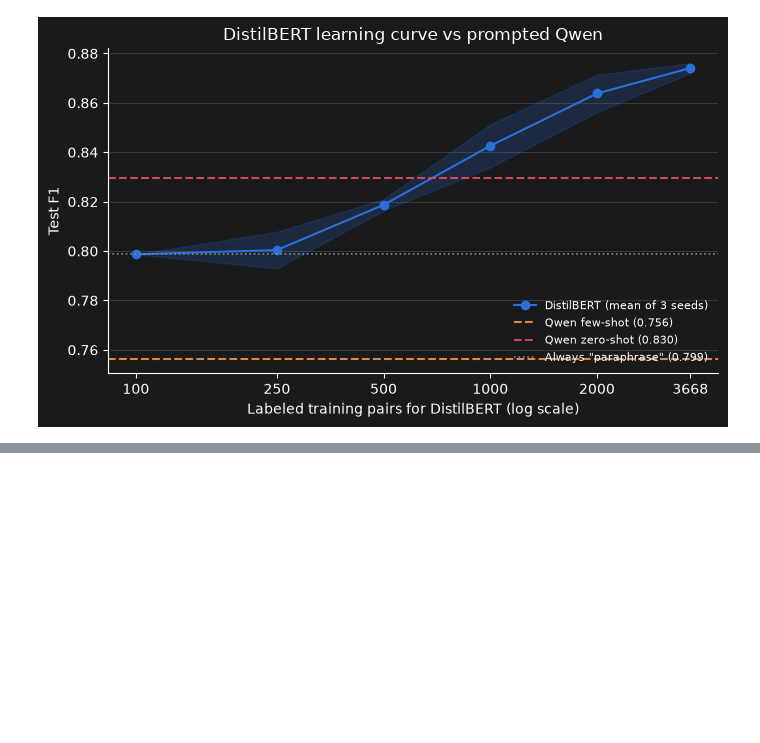
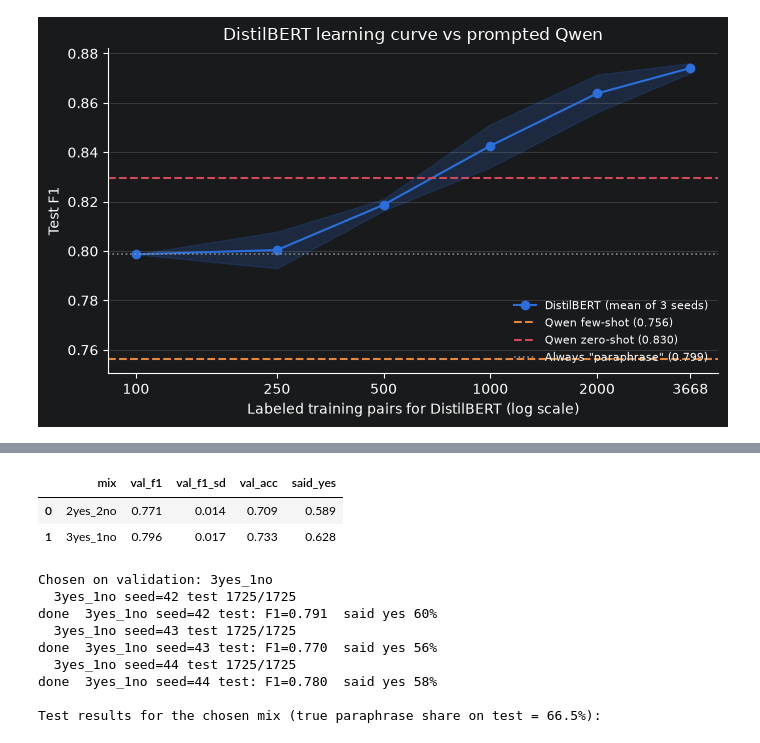
Before and after one commit to freemanchamjames/nlp_paraphrase_detection, a Jupyter notebook: notebooks/06_group4_qwen.ipynb, the cells around one changed output, grey strips where cells are left out. Cells and saved outputs as stored; diff of their text form; code cells hidden in the pictures; blank space fills up the shorter version.

Commit message:
Few-shot balance check (3 yes + 1 no) and "who ran this" record

```diff
--- a/notebooks/06_group4_qwen.ipynb
+++ b/notebooks/06_group4_qwen.ipynb
@@ -416,0 +421,68 @@ plt.show()
+# %%
+# ━━━ CELL 11: FEW-SHOT BALANCE CHECK ━━━
+MIXES = {"2yes_2no": (2, 2), "3yes_1no": (3, 1)}     # (number of yes examples, number of no examples)
+
+BAL_DIR = OUT_DIR / "fewshot_balance"
+(BAL_DIR / "predictions").mkdir(parents=True, exist_ok=True)
+BAL_CSV = BAL_DIR / "balance_runs.csv"
+
+
+def pick_examples_mix(seed, n_yes, n_no):
+    """n_yes paraphrase + n_no non-paraphrase training pairs, picked with the seed and shuffled."""
+    pos = train_df[train_df.label == 1].sample(n_yes, random_state=seed)
+    neg = train_df[train_df.label == 0].sample(n_no, random_state=seed)
+    return pd.concat([pos, neg]).sample(frac=1, random_state=seed)
+
+
+def run_mix(mix, seed, split, df):
+    """Score one mix + seed on one split; save predictions; return a results row."""
+    n_yes, n_no = MIXES[mix]
+    examples = pick_examples_mix(seed, n_yes, n_no)
+    t0 = time.time()
+    probs, mass = score_pairs(df, TEMPLATE, examples, desc=f"{mix} seed={seed} {split}")
+    (m, said_yes) = save_preds(df, probs, BAL_DIR / "predictions" / f"{split}_{mix}_seed{seed}.csv")
+    return {"mix": mix, "seed": seed, "split": split, "accuracy": round(m["accuracy"], 4),
+            "f1": round(m["f1"], 4), "said_yes": round(said_yes, 3),
+            "yes_no_mass": round(float(mass.mean()), 3), "example_idx": examples.idx.tolist(),
+            "seconds": round(time.time() - t0, 1)}
+
+
+bal = pd.read_csv(BAL_CSV) if BAL_CSV.exists() else pd.DataFrame()
+done = set(zip(bal.get("mix", []), bal.get("seed", []), bal.get("split", [])))
+
+def run_and_log(mix, seed, split, df):
+    global bal
+    if (mix, seed, split) in done:
+        print(f"skip  {mix} seed={seed} {split}")
+        return
+    row = run_mix(mix, seed, split, df)
+    bal = pd.concat([bal, pd.DataFrame([row])], ignore_index=True)
+    bal.to_csv(BAL_CSV, index=False)
+    print(f"done  {mix} seed={seed} {split}: F1={row['f1']:.3f}  said yes {row['said_yes']:.0%}")
+
+# Step A: validation only, both mixes
+for mix in MIXES:
+    for seed in SEEDS:
+        run_and_log(mix, seed, "validation", val_df)
+
+val_table = (bal[bal.split == "validation"].groupby("mix")
+             .agg(val_f1=("f1", "mean"), val_f1_sd=("f1", "std"), val_acc=("accuracy", "mean"),
+                  said_yes=("said_yes", "mean")).round(3).reset_index())
+display(val_table)
+BEST_MIX = val_table.sort_values("val_f1", ascending=False).mix.iloc[0]
+print("Chosen on validation:", BEST_MIX)
+
+# Step B: test for the chosen mix only
+for seed in SEEDS:
+    run_and_log(BEST_MIX, seed, "test", test_df)
+
+test_table = (bal[bal.split == "test"].groupby("mix")
+              .agg(test_f1=("f1", "mean"), test_f1_sd=("f1", "std"), test_acc=("accuracy", "mean"),
+                   said_yes=("said_yes", "mean")).round(3).reset_index())
+print("\nTest results for the chosen mix (true paraphrase share on test = "
+      f"{test_df.label.mean():.1%}):")
+display(test_table)
+print("For comparison (Cell 9): zero-shot test F1 =",
+      runs.loc[runs["mode"] == "zero_shot", "test_f1"].mean().round(3),
+      "| original few-shot test F1 =", runs.loc[runs["mode"] == "few_shot", "test_f1"].mean().round(3))
+# %% [output]
@@ -416,0 +501,12 @@ plt.show()
+|  | mix | val_f1 | val_f1_sd | val_acc | said_yes |
+| 0 | 2yes_2no | 0.771 | 0.014 | 0.709 | 0.589 |
+| 1 | 3yes_1no | 0.796 | 0.017 | 0.733 | 0.628 |
+Chosen on validation: 3yes_1no
+  3yes_1no seed=42 test 1725/1725
+done  3yes_1no seed=42 test: F1=0.791  said yes 60%
+  3yes_1no seed=43 test 1725/1725
+done  3yes_1no seed=43 test: F1=0.770  said yes 56%
+  3yes_1no seed=44 test 1725/1725
+done  3yes_1no seed=44 test: F1=0.780  said yes 58%
+
+Test results for the chosen mix (true paraphrase share on test = 66.5%):
```
Also changed, not shown: parts of 6 cells of this notebook, 13 other files.
